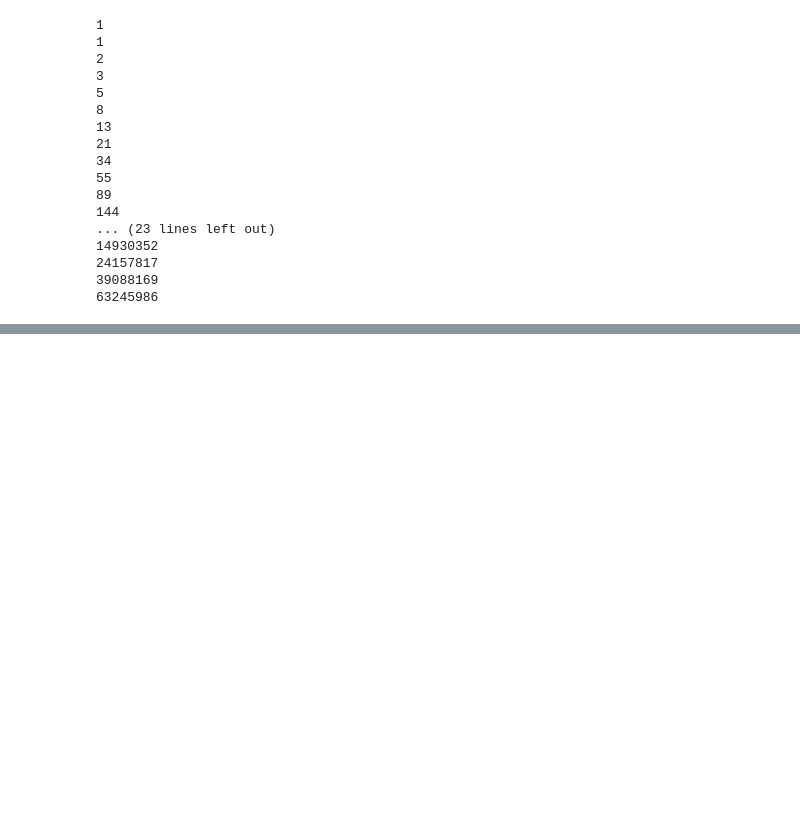
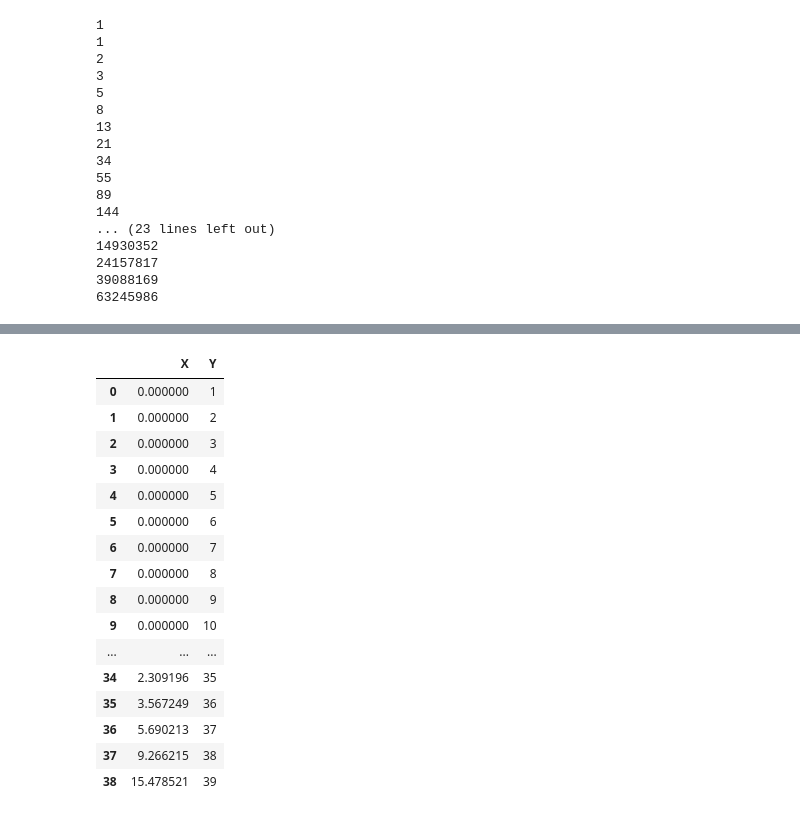
Before and after one commit to Adityarajora/MYMLPractice, a Jupyter notebook: Graph.ipynb, the cells around one changed output, grey strips where cells are left out. Saved outputs shown, nothing was run; the diff lists cells and outputs as text; code cells hidden in the pictures; blank space fills up the shorter version.

```diff
--- a/Graph.ipynb
+++ b/Graph.ipynb
@@ -86,0 +111,22 @@ Text(0.5,1,'SlowFibo')
+# %%
+d1={'X':x,'Y':y}
+# %%
+pd.DataFrame(d1)
+# %% [output]
+|  | X | Y |
+| 0 | 0.000000 | 1 |
+| 1 | 0.000000 | 2 |
+| 2 | 0.000000 | 3 |
+| 3 | 0.000000 | 4 |
+| 4 | 0.000000 | 5 |
+| 5 | 0.000000 | 6 |
+| 6 | 0.000000 | 7 |
+| 7 | 0.000000 | 8 |
+| 8 | 0.000000 | 9 |
+| 9 | 0.000000 | 10 |
+| ... | ... | ... |
+| 34 | 2.309196 | 35 |
+| 35 | 3.567249 | 36 |
+| 36 | 5.690213 | 37 |
+| 37 | 9.266215 | 38 |
+| 38 | 15.478521 | 39 |
```
Also changed, not shown: parts of 4 cells of this notebook.
